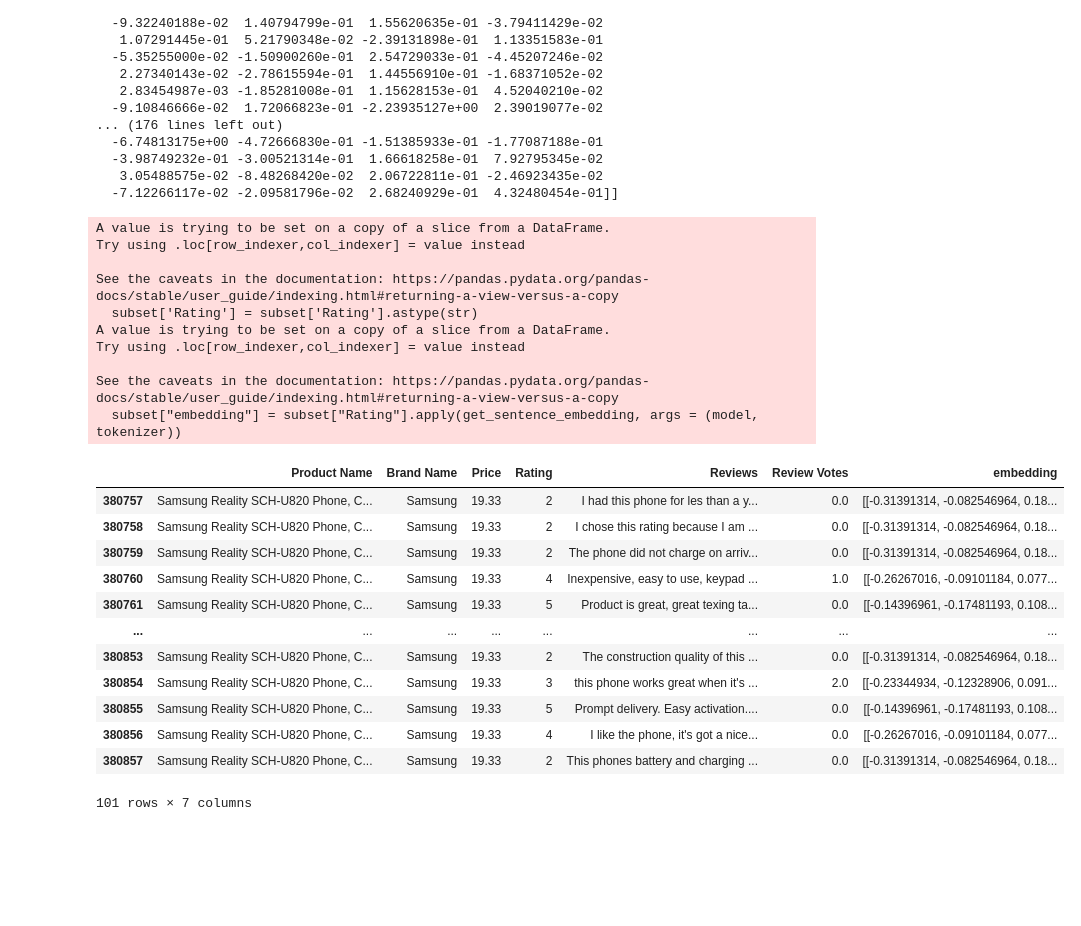
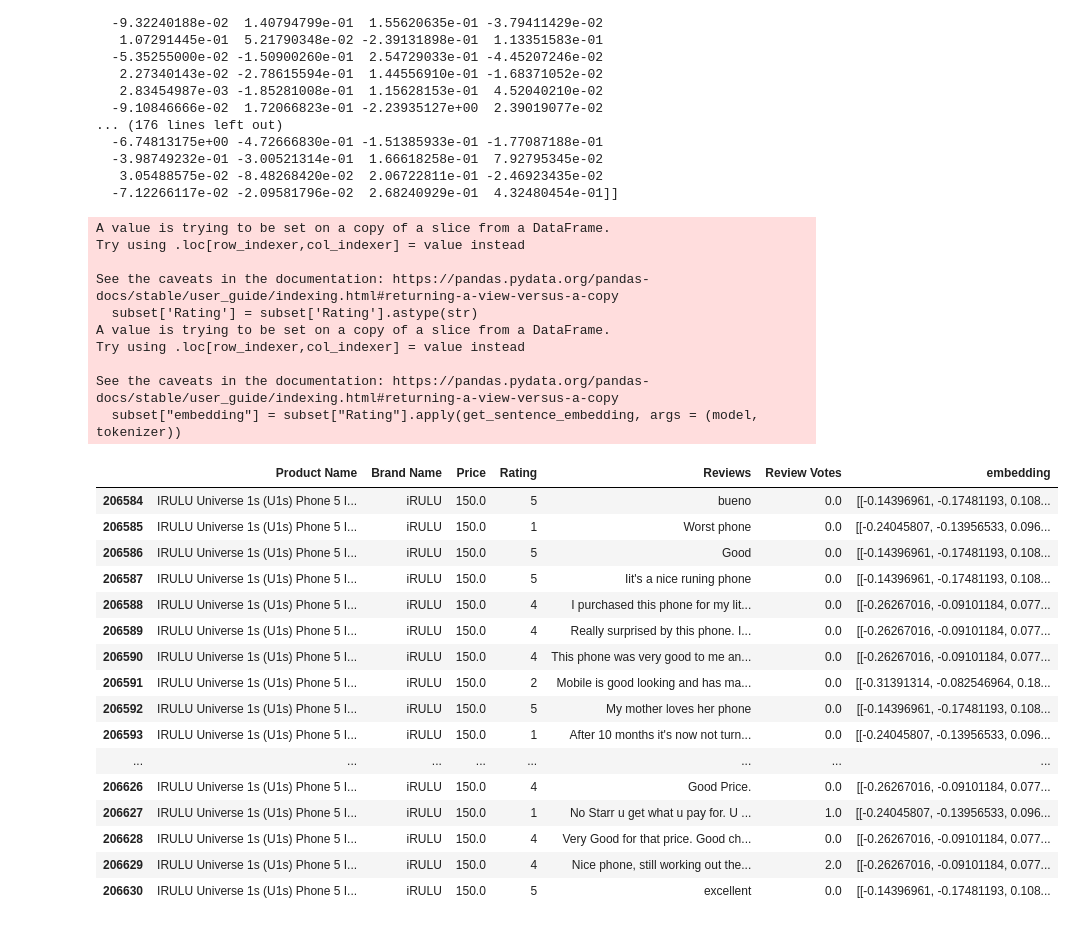
Before and after one commit to mgil4/AWS_LAUZ, a Jupyter notebook: explore.ipynb, the cells around one changed output. Drawn from its saved outputs; the diff is of its cells as text; code cells hidden in the pictures; blank space fills up the shorter version.

```diff
--- a/explore.ipynb
+++ b/explore.ipynb
@@ -72,34 +72,38 @@ print(sentence_embedding_np)
   -7.12266117e-02 -2.09581796e-02  2.68240929e-01  4.32480454e-01]]
 # %%
 counts = df["Product Name"].value_counts().reset_index()
-subset = df[df["Product Name"] == counts.iloc[1000]["Product Name"]]
+subset = df[df["Product Name"] == counts.iloc[1500]["Product Name"]]
 subset['Rating'] = subset['Rating'].astype(str)
 subset["embedding"] = subset["Rating"].apply(get_sentence_embedding, args = (model, tokenizer))
 subset
 # %% [output]
 A value is trying to be set on a copy of a slice from a DataFrame.
 Try using .loc[row_indexer,col_indexer] = value instead
 
 See the caveats in the documentation: https://pandas.pydata.org/pandas-docs/stable/user_guide/indexing.html#returning-a-view-versus-a-copy
   subset['Rating'] = subset['Rating'].astype(str)
 A value is trying to be set on a copy of a slice from a DataFrame.
 Try using .loc[row_indexer,col_indexer] = value instead
 
 See the caveats in the documentation: https://pandas.pydata.org/pandas-docs/stable/user_guide/indexing.html#returning-a-view-versus-a-copy
   subset["embedding"] = subset["Rating"].apply(get_sentence_embedding, args = (model, tokenizer))
 |  | Product Name | Brand Name | Price | Rating | Reviews | Review Votes | embedding |
-| 380757 | Samsung Reality SCH-U820 Phone, C... | Samsung | 19.33 | 2 | I had this phone for les than a y... | 0.0 | [[-0.31391314, -0.082546964, 0.18... |
-| 380758 | Samsung Reality SCH-U820 Phone, C... | Samsung | 19.33 | 2 | I chose this rating because I am ... | 0.0 | [[-0.31391314, -0.082546964, 0.18... |
-| 380759 | Samsung Reality SCH-U820 Phone, C... | Samsung | 19.33 | 2 | The phone did not charge on arriv... | 0.0 | [[-0.31391314, -0.082546964, 0.18... |
-| 380760 | Samsung Reality SCH-U820 Phone, C... | Samsung | 19.33 | 4 | Inexpensive, easy to use, keypad ... | 1.0 | [[-0.26267016, -0.09101184, 0.077... |
-| 380761 | Samsung Reality SCH-U820 Phone, C... | Samsung | 19.33 | 5 | Product is great, great texing ta... | 0.0 | [[-0.14396961, -0.17481193, 0.108... |
+| 206584 | IRULU Universe 1s (U1s) Phone 5 I... | iRULU | 150.0 | 5 | bueno | 0.0 | [[-0.14396961, -0.17481193, 0.108... |
+| 206585 | IRULU Universe 1s (U1s) Phone 5 I... | iRULU | 150.0 | 1 | Worst phone | 0.0 | [[-0.24045807, -0.13956533, 0.096... |
+| 206586 | IRULU Universe 1s (U1s) Phone 5 I... | iRULU | 150.0 | 5 | Good | 0.0 | [[-0.14396961, -0.17481193, 0.108... |
+| 206587 | IRULU Universe 1s (U1s) Phone 5 I... | iRULU | 150.0 | 5 | Iit's a nice runing phone | 0.0 | [[-0.14396961, -0.17481193, 0.108... |
+| 206588 | IRULU Universe 1s (U1s) Phone 5 I... | iRULU | 150.0 | 4 | I purchased this phone for my lit... | 0.0 | [[-0.26267016, -0.09101184, 0.077... |
+| 206589 | IRULU Universe 1s (U1s) Phone 5 I... | iRULU | 150.0 | 4 | Really surprised by this phone. I... | 0.0 | [[-0.26267016, -0.09101184, 0.077... |
+| 206590 | IRULU Universe 1s (U1s) Phone 5 I... | iRULU | 150.0 | 4 | This phone was very good to me an... | 0.0 | [[-0.26267016, -0.09101184, 0.077... |
+| 206591 | IRULU Universe 1s (U1s) Phone 5 I... | iRULU | 150.0 | 2 | Mobile is good looking and has ma... | 0.0 | [[-0.31391314, -0.082546964, 0.18... |
+| 206592 | IRULU Universe 1s (U1s) Phone 5 I... | iRULU | 150.0 | 5 | My mother loves her phone | 0.0 | [[-0.14396961, -0.17481193, 0.108... |
+| 206593 | IRULU Universe 1s (U1s) Phone 5 I... | iRULU | 150.0 | 1 | After 10 months it's now not turn... | 0.0 | [[-0.24045807, -0.13956533, 0.096... |
 | ... | ... | ... | ... | ... | ... | ... | ... |
-| 380853 | Samsung Reality SCH-U820 Phone, C... | Samsung | 19.33 | 2 | The construction quality of this ... | 0.0 | [[-0.31391314, -0.082546964, 0.18... |
-| 380854 | Samsung Reality SCH-U820 Phone, C... | Samsung | 19.33 | 3 | this phone works great when it's ... | 2.0 | [[-0.23344934, -0.12328906, 0.091... |
-| 380855 | Samsung Reality SCH-U820 Phone, C... | Samsung | 19.33 | 5 | Prompt delivery. Easy activation.... | 0.0 | [[-0.14396961, -0.17481193, 0.108... |
-| 380856 | Samsung Reality SCH-U820 Phone, C... | Samsung | 19.33 | 4 | I like the phone, it's got a nice... | 0.0 | [[-0.26267016, -0.09101184, 0.077... |
-| 380857 | Samsung Reality SCH-U820 Phone, C... | Samsung | 19.33 | 2 | This phones battery and charging ... | 0.0 | [[-0.31391314, -0.082546964, 0.18... |
+| 206626 | IRULU Universe 1s (U1s) Phone 5 I... | iRULU | 150.0 | 4 | Good Price. | 0.0 | [[-0.26267016, -0.09101184, 0.077... |
+| 206627 | IRULU Universe 1s (U1s) Phone 5 I... | iRULU | 150.0 | 1 | No Starr u get what u pay for. U ... | 1.0 | [[-0.24045807, -0.13956533, 0.096... |
+| 206628 | IRULU Universe 1s (U1s) Phone 5 I... | iRULU | 150.0 | 4 | Very Good for that price. Good ch... | 0.0 | [[-0.26267016, -0.09101184, 0.077... |
+| 206629 | IRULU Universe 1s (U1s) Phone 5 I... | iRULU | 150.0 | 4 | Nice phone, still working out the... | 2.0 | [[-0.26267016, -0.09101184, 0.077... |
+| 206630 | IRULU Universe 1s (U1s) Phone 5 I... | iRULU | 150.0 | 5 | excellent | 0.0 | [[-0.14396961, -0.17481193, 0.108... |
-101 rows × 7 columns
 # %%
 from sklearn.decomposition import PCA
 pca = PCA(n_components=3)
```
Also changed, not shown: parts of 4 cells of this notebook, 1 other file.
